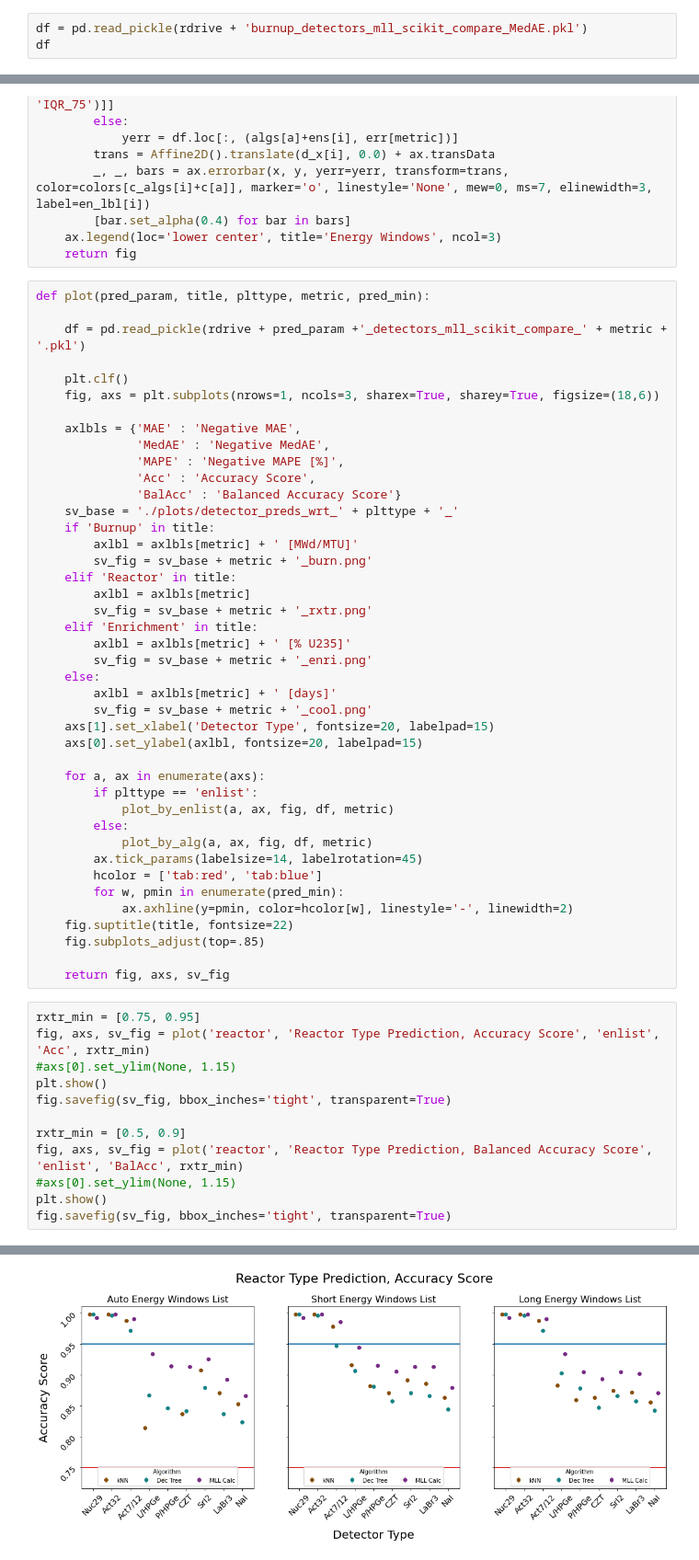
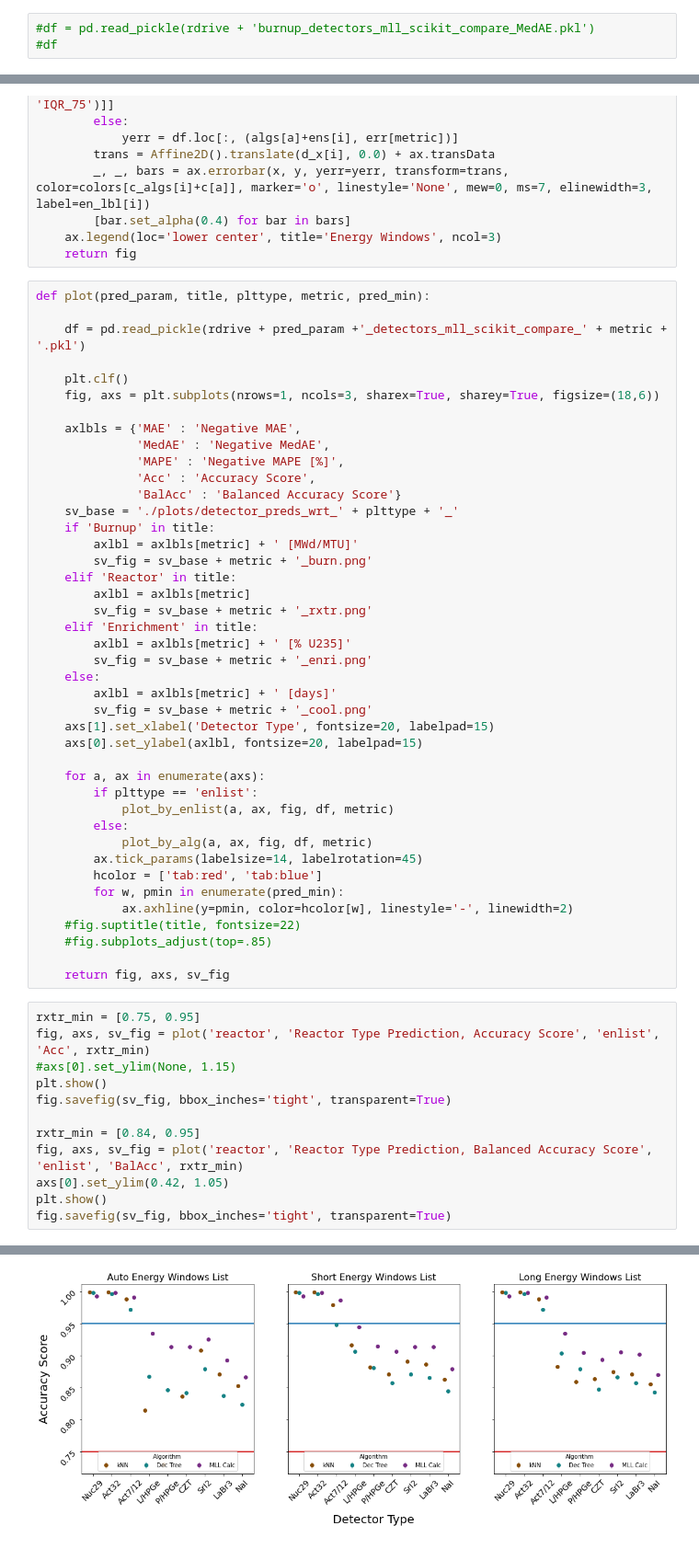
Before and after one commit to opotowsky/process_results, a Jupyter notebook: gamspec_mll_scikit_compare.ipynb, the cells around one changed output, grey strips where cells are left out. Shown at 92% size. Saved outputs shown, nothing was run; the diff lists cells and outputs as text.

```diff
--- a/gamspec_mll_scikit_compare.ipynb
+++ b/gamspec_mll_scikit_compare.ipynb
@@ -40,5 +40,5 @@ err = {'MAE' : 'MAE Std',
        'Acc' : 'Acc CI',
        'BalAcc' : 'BalAcc CI'}
 # %%
-df = pd.read_pickle(rdrive + 'burnup_detectors_mll_scikit_compare_MedAE.pkl')
-df
+#df = pd.read_pickle(rdrive + 'burnup_detectors_mll_scikit_compare_MedAE.pkl')
+#df
@@ -122,23 +109,23 @@ def plot(pred_param, title, plttype, metric, pred_min):
         hcolor = ['tab:red', 'tab:blue']
         for w, pmin in enumerate(pred_min):
             ax.axhline(y=pmin, color=hcolor[w], linestyle='-', linewidth=2)
-    fig.suptitle(title, fontsize=22)
-    fig.subplots_adjust(top=.85)
+    #fig.suptitle(title, fontsize=22)
+    #fig.subplots_adjust(top=.85)
 
     return fig, axs, sv_fig
 # %%
 rxtr_min = [0.75, 0.95]
 fig, axs, sv_fig = plot('reactor', 'Reactor Type Prediction, Accuracy Score', 'enlist', 'Acc', rxtr_min)
 #axs[0].set_ylim(None, 1.15)
 plt.show()
 fig.savefig(sv_fig, bbox_inches='tight', transparent=True)
 
-rxtr_min = [0.5, 0.9]
+rxtr_min = [0.84, 0.95]
 fig, axs, sv_fig = plot('reactor', 'Reactor Type Prediction, Balanced Accuracy Score', 'enlist', 'BalAcc', rxtr_min)
-#axs[0].set_ylim(None, 1.15)
+axs[0].set_ylim(0.42, 1.05)
 plt.show()
 fig.savefig(sv_fig, bbox_inches='tight', transparent=True)
 # %% [output]
 <Figure size 432x288 with 0 Axes>
-[figure, old version]
+[figure, new version]
 <Figure size 432x288 with 0 Axes>
```
Also changed, not shown: parts of 5 cells of this notebook.
